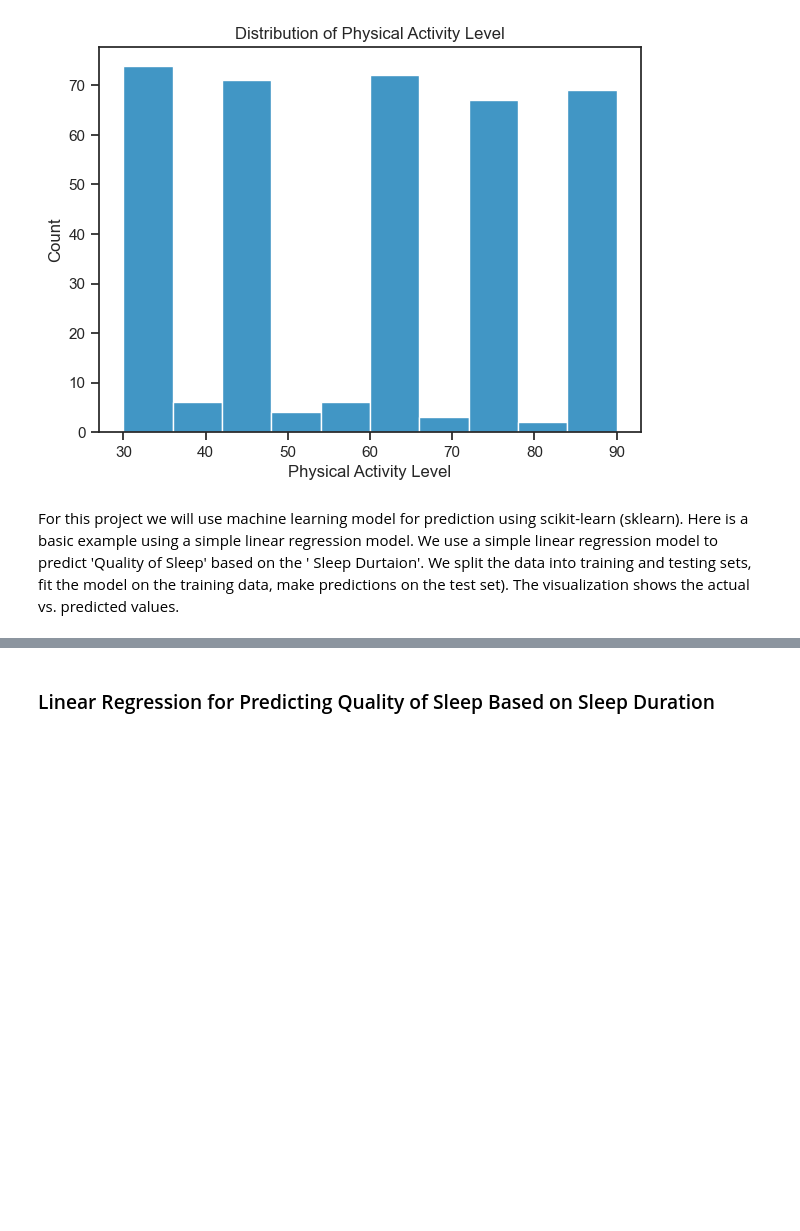
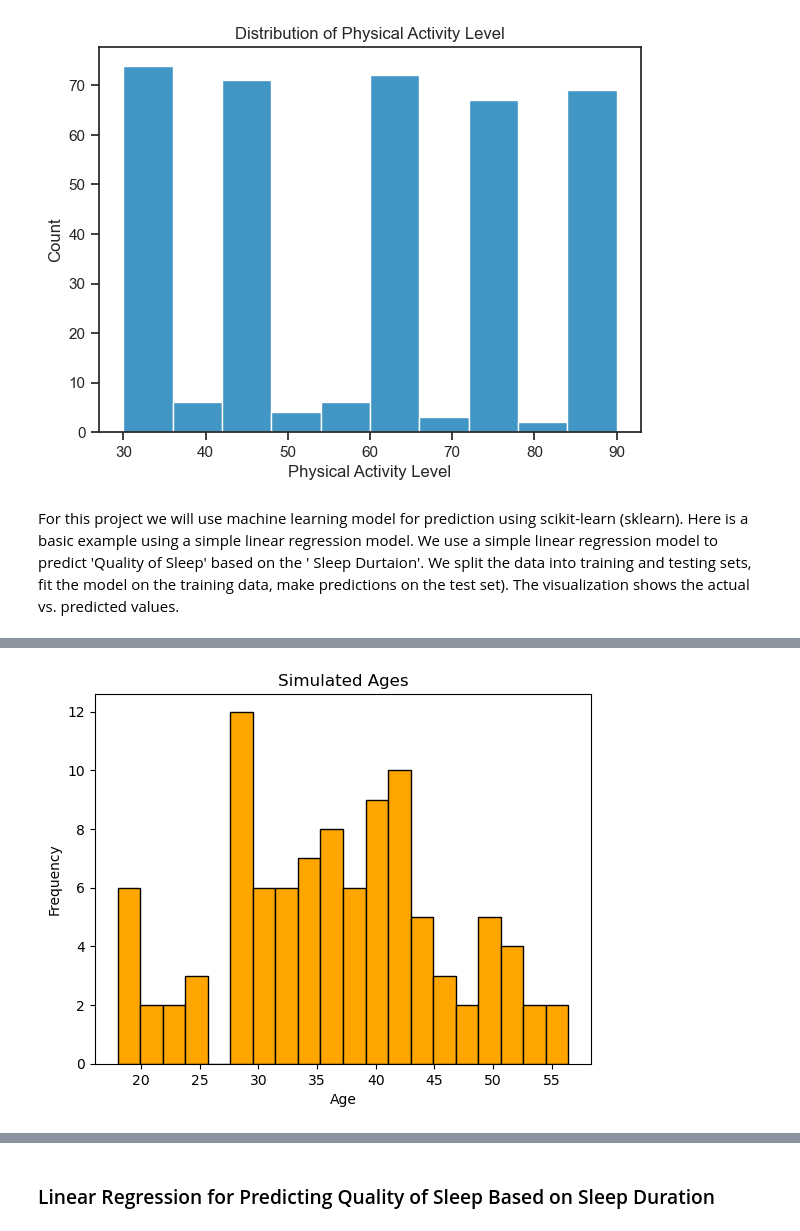
Before and after one commit to Waszka22/PfDA_Assignment, a Jupyter notebook: PfDA_Assignment.ipynb, the cells around one changed output, grey strips where cells are left out. Saved outputs shown, nothing was run; the diff lists cells and outputs as text; code cells hidden in the pictures; blank space fills up the shorter version.

```diff
--- a/PfDA_Assignment.ipynb
+++ b/PfDA_Assignment.ipynb
@@ -552,0 +617,20 @@ The visualization shows the actual vs. predicted values.
+# %%
+# simulate ages for 100 individuals with a normal distribution
+num_individuals = 100
+mean_age = 35  # mean age
+std_dev_age = 10  # standard deviation of age
+
+# generate random ages
+ages = np.random.normal(mean_age, std_dev_age, num_individuals)
+
+# age values are within a valid range
+ages = np.clip(ages, 18, 65)
+
+# plot the distribution of simulated ages
+plt.hist(ages, bins=20, color='orange', edgecolor='black')
+plt.title('Simulated Ages')
+plt.xlabel('Age')
+plt.ylabel('Frequency')
+plt.show()
+# %% [output]
+[figure, added]
```
Also changed, not shown: parts of 9 cells of this notebook.
